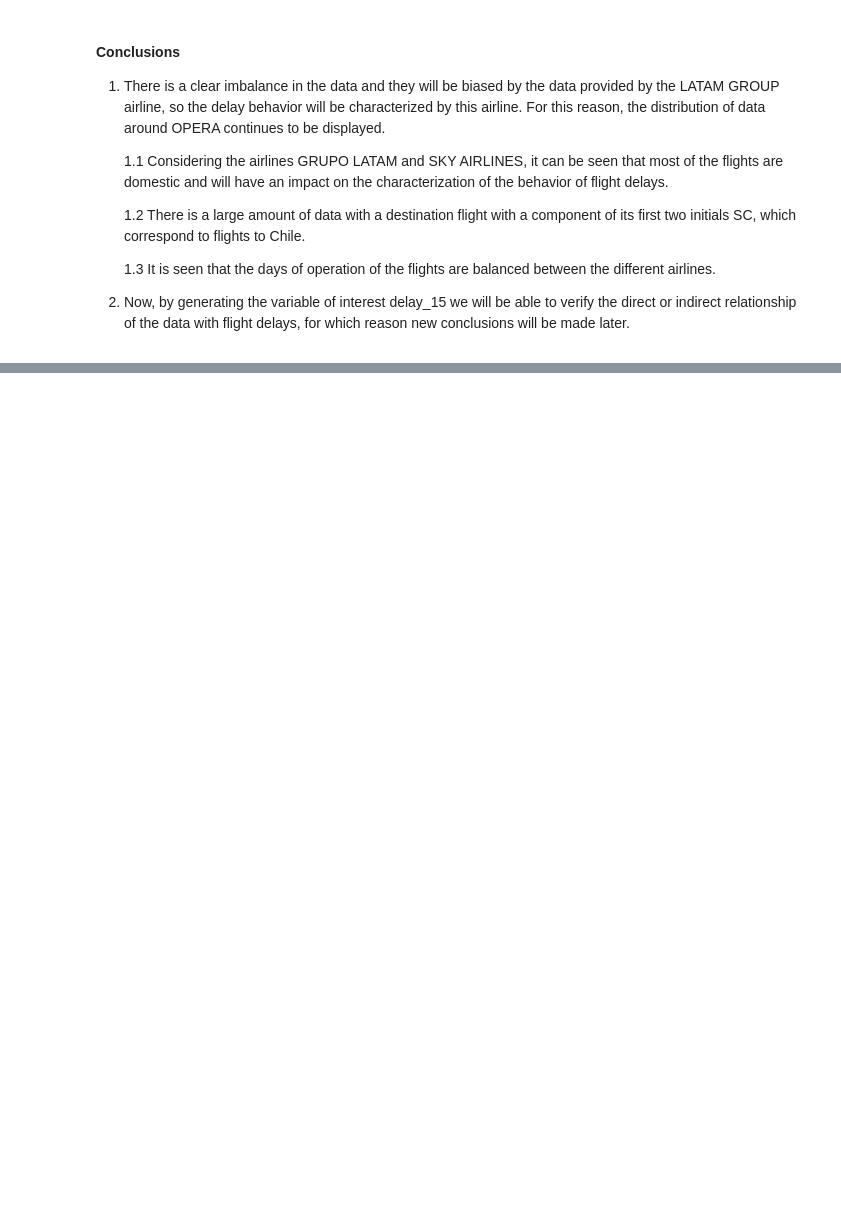
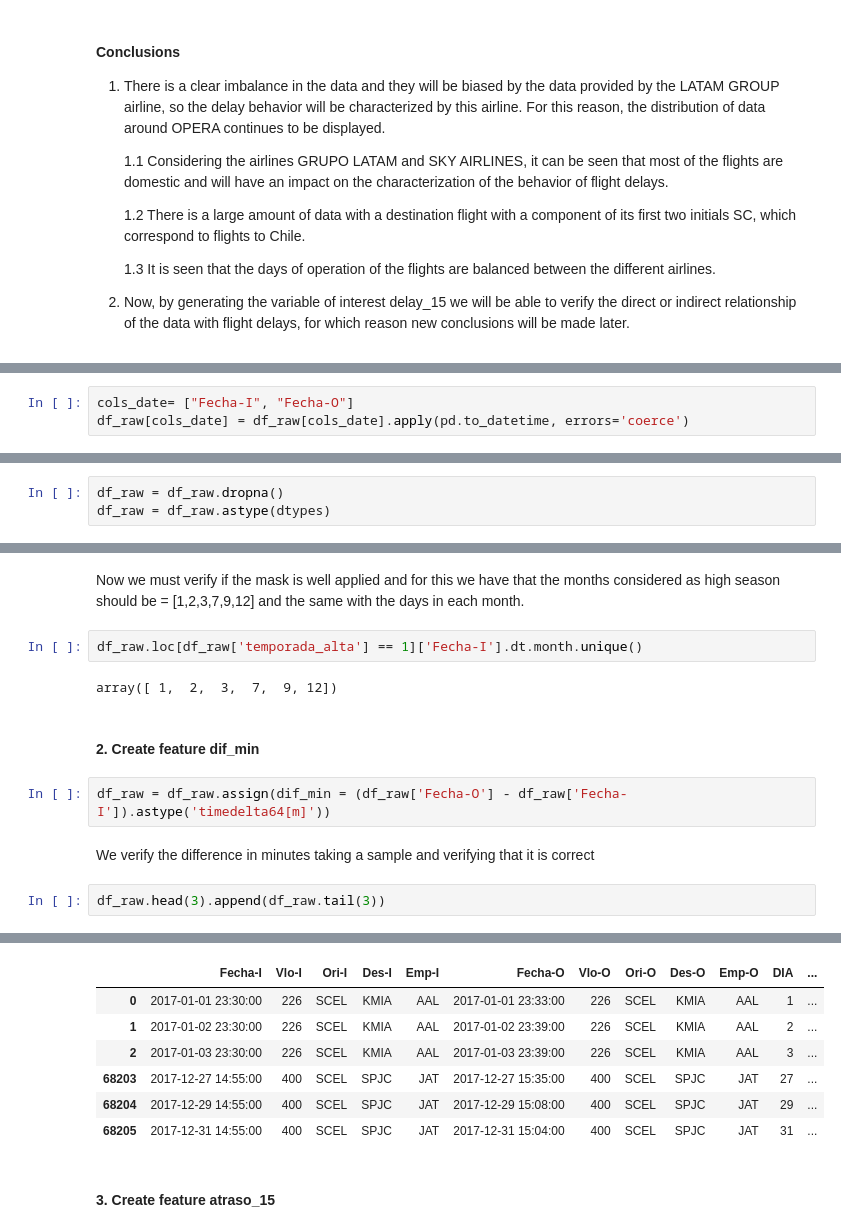
Before and after one commit to alejandroesteban/prediction_probability_flight_delays, a Jupyter notebook: solution.ipynb, the cells around one changed output, grey strips where cells are left out. Drawn from its saved outputs; the diff is of its cells as text; blank space fills up the shorter version.

```diff
--- a/solution.ipynb
+++ b/solution.ipynb
@@ -87,0 +212,3 @@ For this reason, the distribution of data around OPERA continues to be displayed
+# %%
+cols_date= ["Fecha-I", "Fecha-O"]
+df_raw[cols_date] = df_raw[cols_date].apply(pd.to_datetime, errors='coerce')
@@ -87,0 +217,3 @@ For this reason, the distribution of data around OPERA continues to be displayed
+# %%
+df_raw = df_raw.dropna()
+df_raw = df_raw.astype(dtypes)
@@ -87,0 +238,15 @@ For this reason, the distribution of data around OPERA continues to be displayed
+# %% [markdown]
+Now we must verify if the mask is well applied and for this we have that the months considered as high season should be = [1,2,3,7,9,12] and the same with the days in each month.
+# %%
+df_raw.loc[df_raw['temporada_alta'] == 1]['Fecha-I'].dt.month.unique()
+# %% [output]
+array([ 1,  2,  3,  7,  9, 12])
+# %% [markdown]
+#### 2. Create feature dif_min
+# %%
+df_raw = df_raw.assign(dif_min = (df_raw['Fecha-O'] - df_raw['Fecha-I']).astype('timedelta64[m]'))
+# %% [markdown]
+We verify the difference in minutes taking a sample and verifying that it is correct
+# %%
+df_raw.head(3).append(df_raw.tail(3))
+# %% [output]
@@ -87,0 +254,9 @@ For this reason, the distribution of data around OPERA continues to be displayed
+|  | Fecha-I | Vlo-I | Ori-I | Des-I | Emp-I | Fecha-O | Vlo-O | Ori-O | Des-O | Emp-O | DIA | ... |
+| 0 | 2017-01-01 23:30:00 | 226 | SCEL | KMIA | AAL | 2017-01-01 23:33:00 | 226 | SCEL | KMIA | AAL | 1 | ... |
+| 1 | 2017-01-02 23:30:00 | 226 | SCEL | KMIA | AAL | 2017-01-02 23:39:00 | 226 | SCEL | KMIA | AAL | 2 | ... |
+| 2 | 2017-01-03 23:30:00 | 226 | SCEL | KMIA | AAL | 2017-01-03 23:39:00 | 226 | SCEL | KMIA | AAL | 3 | ... |
+| 68203 | 2017-12-27 14:55:00 | 400 | SCEL | SPJC | JAT | 2017-12-27 15:35:00 | 400 | SCEL | SPJC | JAT | 27 | ... |
+| 68204 | 2017-12-29 14:55:00 | 400 | SCEL | SPJC | JAT | 2017-12-29 15:08:00 | 400 | SCEL | SPJC | JAT | 29 | ... |
+| 68205 | 2017-12-31 14:55:00 | 400 | SCEL | SPJC | JAT | 2017-12-31 15:04:00 | 400 | SCEL | SPJC | JAT | 31 | ... |
+# %% [markdown]
+#### 3. Create feature atraso_15
```
Also changed, not shown: parts of 39 cells of this notebook, 1 other file.
